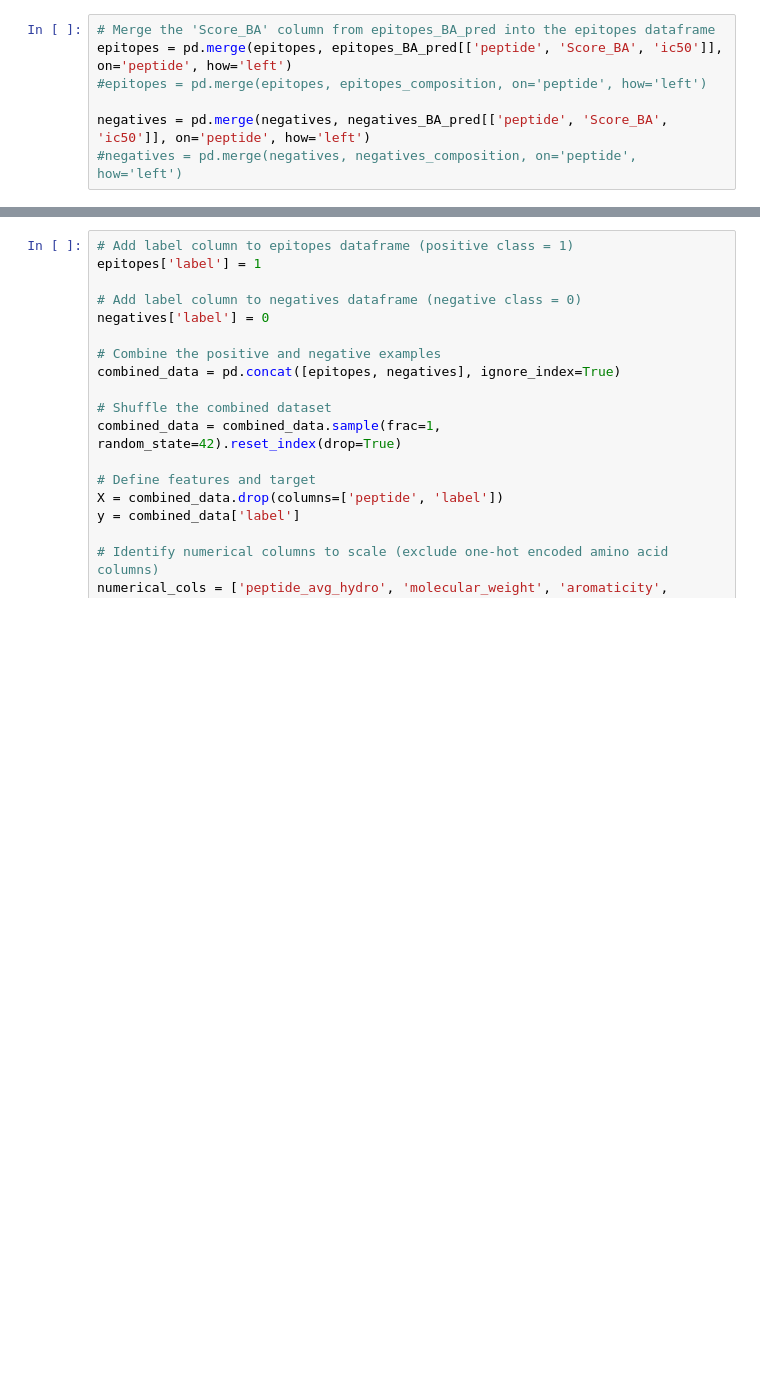
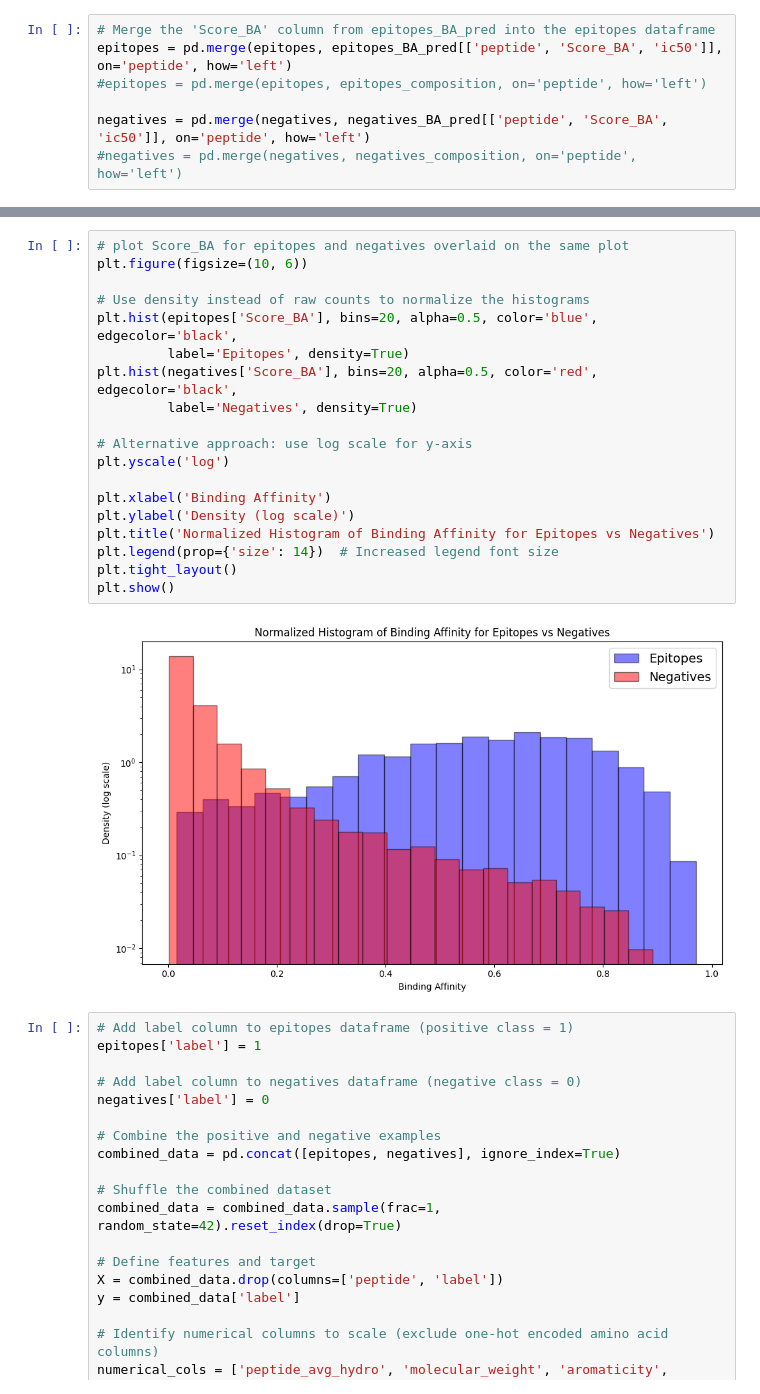
Before and after one commit to Inline6ix/capstone, a Jupyter notebook: capstone.ipynb, the cells around one changed output, grey strips where cells are left out. Cells and saved outputs as stored; diff of their text form; blank space fills up the shorter version.

```diff
--- a/capstone.ipynb
+++ b/capstone.ipynb
@@ -542,3 +485,24 @@ plt.show()
+# %%
+# plot Score_BA for epitopes and negatives overlaid on the same plot
+plt.figure(figsize=(10, 6))
+
+# Use density instead of raw counts to normalize the histograms
+plt.hist(epitopes['Score_BA'], bins=20, alpha=0.5, color='blue', edgecolor='black',
+         label='Epitopes', density=True)
+plt.hist(negatives['Score_BA'], bins=20, alpha=0.5, color='red', edgecolor='black',
+         label='Negatives', density=True)
+
+# Alternative approach: use log scale for y-axis
+plt.yscale('log')
+
+plt.xlabel('Binding Affinity')
+plt.ylabel('Density (log scale)')
+plt.title('Normalized Histogram of Binding Affinity for Epitopes vs Negatives')
+plt.legend(prop={'size': 14})  # Increased legend font size
+plt.tight_layout()
+plt.show()
+# %% [output]
+[figure, added]
 # %%
 # Add label column to epitopes dataframe (positive class = 1)
 epitopes['label'] = 1
```
Also changed, not shown: parts of 34 cells of this notebook, 31 other files.
